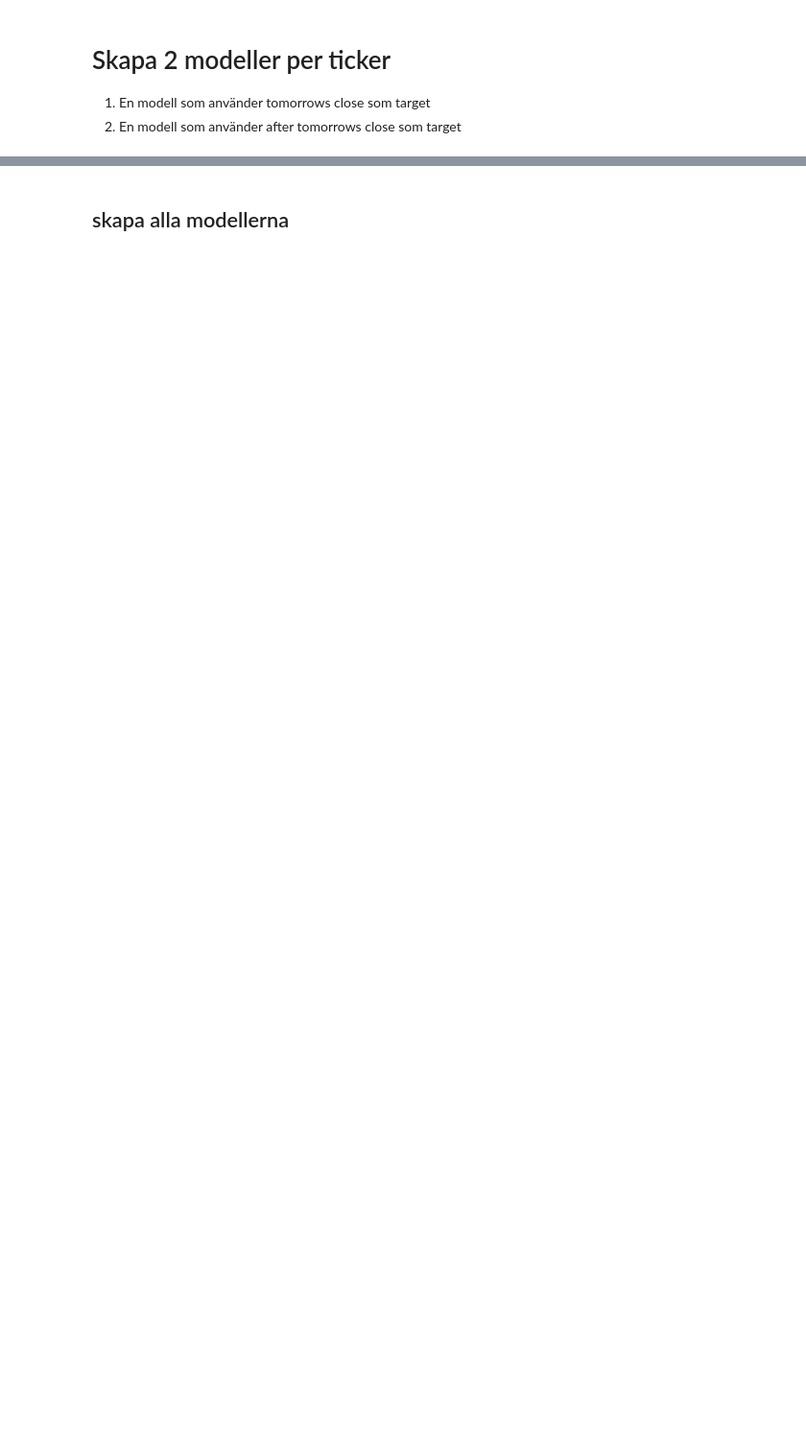
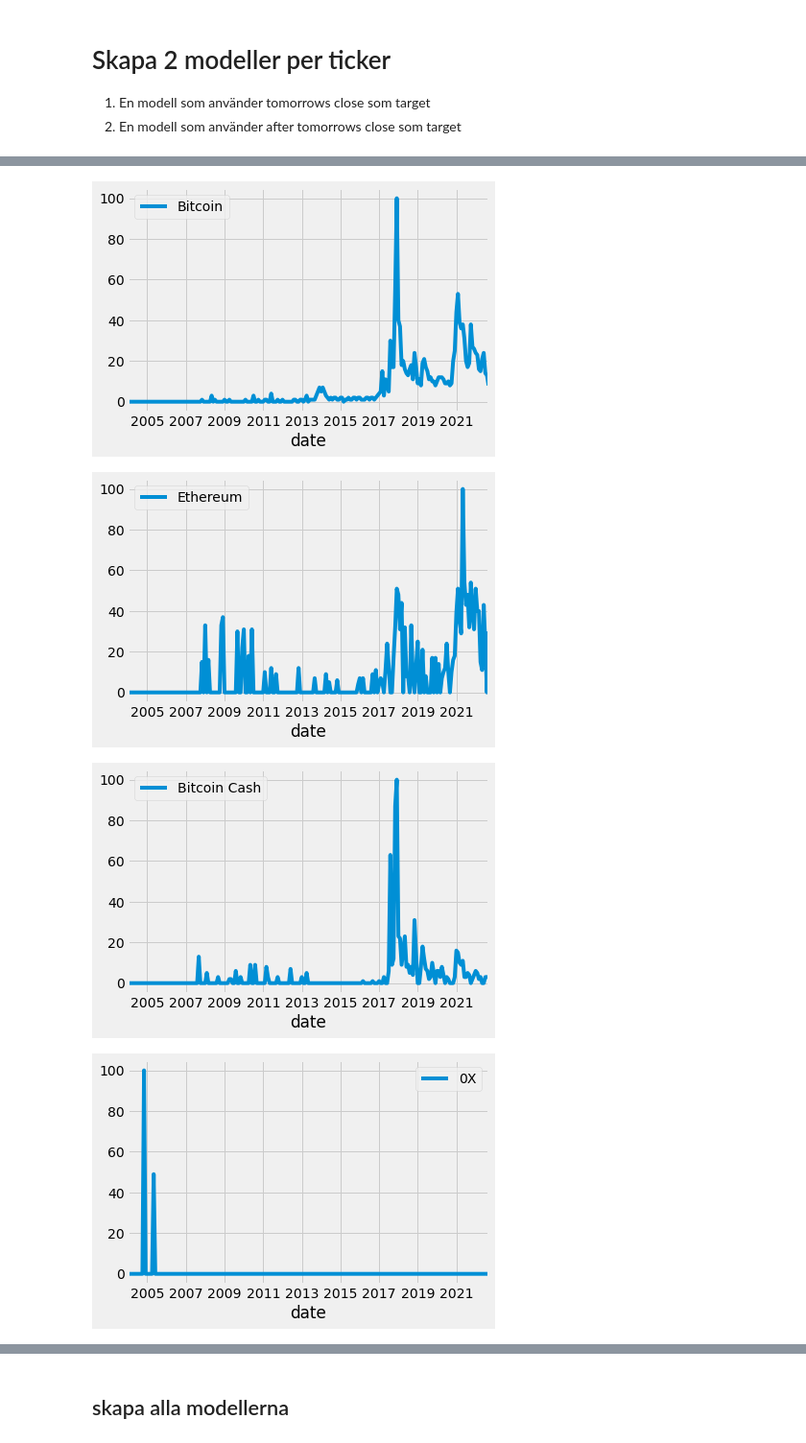
Before and after one commit to carokanns/Krypto, a Jupyter notebook: new_skapa_modeller.ipynb, the cells around one changed output, grey strips where cells are left out. Shown at 96% size. Drawn from its saved outputs; the diff is of its cells as text; code cells hidden in the pictures; blank space fills up the shorter version.

```diff
--- a/new_skapa_modeller.ipynb
+++ b/new_skapa_modeller.ipynb
@@ -150,0 +32,23 @@ display((df_trend.fillna(method='ffill').rolling(250).mean()).tail(60))
+# %%
+# get google trends data
+from pytrends.request import TrendReq
+
+pytrends = TrendReq(hl='en-US', tz=360)
+df_trend = get_all_dates()
+for ticker_name in ticker_names:
+    pytrends.build_payload(kw_list=[ticker_name],cat=7, timeframe='all', gprop='news')
+    df_temp = pytrends.interest_over_time()
+    # df_temp = df_temp.drop(columns=['isPartial'])
+    df_temp.plot()
+    df_trend = df_trend.merge(df_temp, how='left', left_index=True, right_index=True)
+    df_trend[ticker_name] = df_trend[ticker_name].fillna(method='ffill')/30
+    df_trend[ticker_name+'_30'] = df_trend[ticker_name].rolling(30, 1).mean()
+    df_trend[ticker_name+'_90'] = df_trend[ticker_name].rolling(90, 1).mean()
+    df_trend[ticker_name+'_250'] = df_trend[ticker_name].rolling(250, 1).mean()
+
+df_trend = df_trend[ticker_names + [ticker_name+'_30' for ticker_name in ticker_names] + [ticker_name+'_90' for ticker_name in ticker_names] + [ticker_name+'_250' for ticker_name in ticker_names]]
+# %% [output]
+[figure, added]
+[figure, added]
+[figure, added]
+[figure, added]
```
Also changed, not shown: parts of 15 cells of this notebook, 12 other files.
